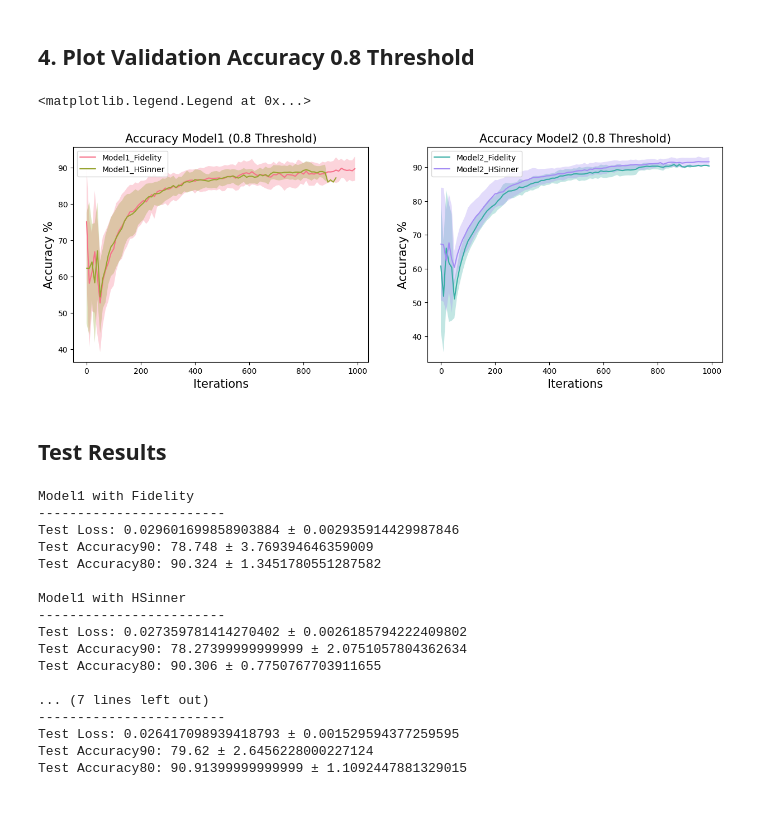
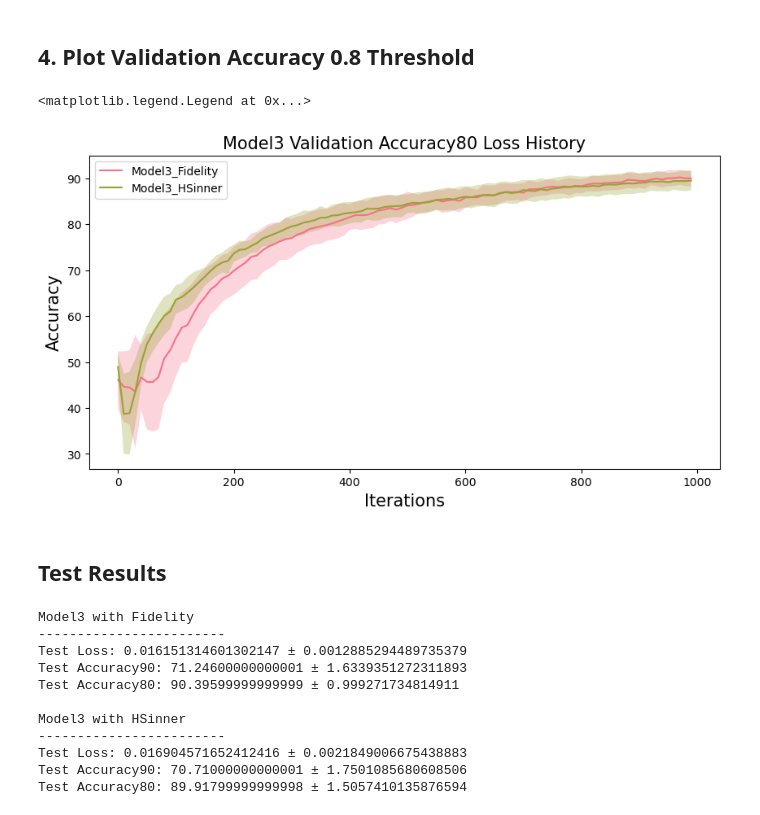
Before and after one commit to takh04/QEmbedding, a Jupyter notebook: Results/earlystop 10 experiments/Analysis/Model3/result_plot.ipynb, the cells around one changed output. Cells and saved outputs as stored; diff of their text form; code cells hidden in the pictures.

```diff
--- a/Results/earlystop 10 experiments/Analysis/Model3/result_plot.ipynb
+++ b/Results/earlystop 10 experiments/Analysis/Model3/result_plot.ipynb
@@ -142,21 +142,21 @@ Model3_HSinner_std = np.array([np.nanstd(i) for i in Model3_HSinner])
 # %%
 plt.rcParams['figure.figsize'] = [10, 5]
 fig, ax = plt.subplots()
 clrs = sns.color_palette("husl", 4)
 with sns.axes_style("darkgrid"):
-    ax.plot(range(len(Model3_Fidelity_mean)), Model3_Fidelity_mean, label="Model3_Fidelity", c=clrs[0])
-    ax.fill_between(range(len(Model3_Fidelity_mean)), Model3_Fidelity_mean-Model3_Fidelity_std, Model3_Fidelity_mean+Model3_Fidelity_std, alpha=0.3,facecolor=clrs[0])
+    ax.plot(np.array(range(len(Model3_Fidelity_mean))) * 10, Model3_Fidelity_mean, label="Model3_Fidelity", c=clrs[0])
+    ax.fill_between(np.array(range(len(Model3_Fidelity_mean))) * 10, Model3_Fidelity_mean-Model3_Fidelity_std, Model3_Fidelity_mean+Model3_Fidelity_std, alpha=0.3,facecolor=clrs[0])
 
-    ax.plot(range(len(Model3_HSinner_mean)), Model3_HSinner_mean, label="Model3_HSinner", c=clrs[1])
-    ax.fill_between(range(len(Model3_HSinner_mean)), Model3_HSinner_mean-Model3_HSinner_std, Model3_HSinner_mean+Model3_HSinner_std, alpha=0.3,facecolor=clrs[1])
+    ax.plot(np.array(range(len(Model3_HSinner_mean))) * 10, Model3_HSinner_mean, label="Model3_HSinner", c=clrs[1])
+    ax.fill_between(np.array(range(len(Model3_HSinner_mean))) * 10, Model3_HSinner_mean-Model3_HSinner_std, Model3_HSinner_mean+Model3_HSinner_std, alpha=0.3,facecolor=clrs[1])
 
 ax.set_title("Model3 Validation Accuracy80 Loss History").set_fontsize(15)
 ax.set_ylabel("Accuracy").set_fontsize(15)
 ax.set_xlabel("Iterations").set_fontsize(15)
 ax.legend()
 # %% [output]
 <matplotlib.legend.Legend at 0x...>
-[figure, old version]
+[figure, new version]
 # %% [markdown]
 ## Test Results
 # %%
@@ -164,9 +164,9 @@ Model3_Fidelity_Test_Loss = np.array([0.01460453774780035, 0.015565389767289162,
 Model3_Fidelity_Test_Accuracy90 = np.array([74.26, 71.61999999999999, 70.08, 69.75, 70.52000000000001])
 Model3_Fidelity_Test_Accruacy80 = np.array([92.09, 90.53999999999999, 89.03, 89.91, 90.41])
 
-Model3_HSinner_Test_Loss = np.array([])
-Model3_HSinner_Test_Accuracy90 = np.array([])
-Model3_HSinner_Test_Accruacy80 = np.array([])
+Model3_HSinner_Test_Loss = np.array([0.020147232338786125, 0.014450538903474808, 0.018341142684221268, 0.016973568126559258, 0.014610376209020615])
+Model3_HSinner_Test_Accuracy90 = np.array([68.92, 72.82, 69.1, 69.89999999999999, 72.81])
+Model3_HSinner_Test_Accruacy80 = np.array([87.4, 91.36999999999999, 90.28, 89.14999999999999, 91.39])
 
 
 Model3_Fidelity_Test_Loss_mean, Model3_Fidelity_Test_Loss_std = Model3_Fidelity_Test_Loss.mean(), Model3_Fidelity_Test_Loss.std()
@@ -189,20 +189,14 @@ print(f"Test Loss: {Model3_HSinner_Test_Loss_mean} ± {Model3_HSinner_Test_Loss_
 print(f"Test Accuracy90: {Model3_HSinner_Test_Accuracy90_mean} ± {Model3_HSinner_Test_Accuracy90_std}")
 print(f"Test Accuracy80: {Model3_HSinner_Test_Accuracy80_mean} ± {Model3_HSinner_Test_Accuracy80_std}\n")
 # %% [output]
-Model1 with Fidelity
+Model3 with Fidelity
 ------------------------
-Test Loss: 0.029601699858903884 ± 0.002935914429987846
-Test Accuracy90: 78.748 ± 3.769394646359009
-Test Accuracy80: 90.324 ± 1.3451780551287582
+Test Loss: 0.016151314601302147 ± 0.0012885294489735379
+Test Accuracy90: 71.24600000000001 ± 1.6339351272311893
+Test Accuracy80: 90.39599999999999 ± 0.999271734814911
 
-Model1 with HSinner
+Model3 with HSinner
 ------------------------
-Test Loss: 0.027359781414270402 ± 0.0026185794222409802
-Test Accuracy90: 78.27399999999999 ± 2.0751057804362634
-Test Accuracy80: 90.306 ± 0.7750767703911655
-
-... (7 lines left out)
-------------------------
-Test Loss: 0.026417098939418793 ± 0.001529594377259595
-Test Accuracy90: 79.62 ± 2.6456228000227124
-Test Accuracy80: 90.91399999999999 ± 1.1092447881329015
+Test Loss: 0.016904571652412416 ± 0.0021849006675438883
+Test Accuracy90: 70.71000000000001 ± 1.7501085680608506
+Test Accuracy80: 89.91799999999998 ± 1.5057410135876594
```
Also changed, not shown: parts of 3 cells of this notebook, 8 other files.
